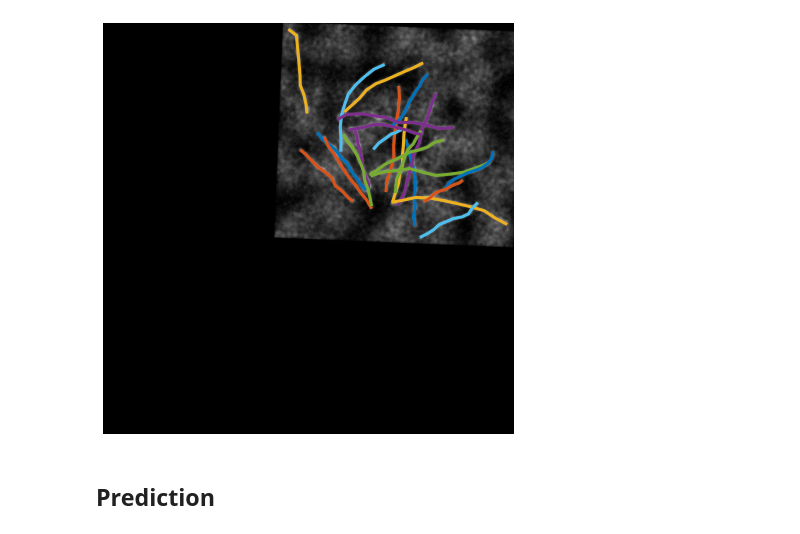
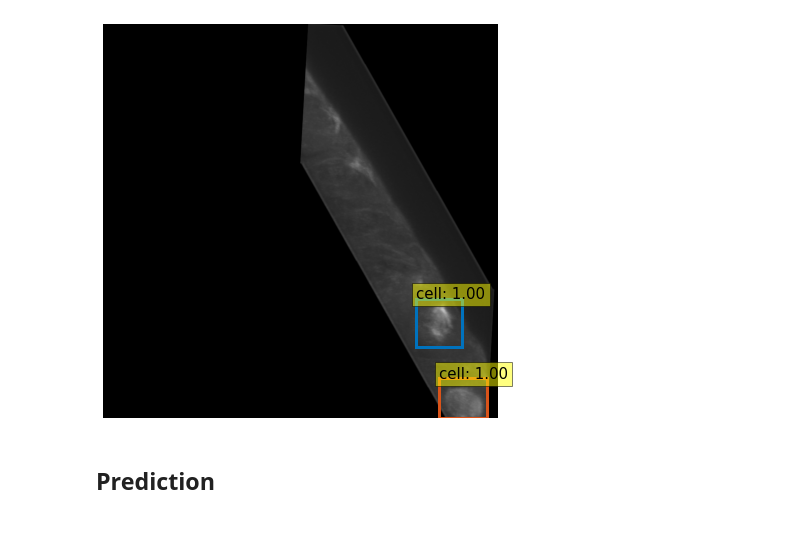
Before and after one commit to amedyukhina/trace-net, a Jupyter notebook: test_loading_and_prediction.ipynb, the cells around one changed output. Cells and saved outputs as stored; diff of their text form; code cells hidden in the pictures.

Commit message:
fix collate

```diff
--- a/test_loading_and_prediction.ipynb
+++ b/test_loading_and_prediction.ipynb
@@ -10,18 +10,19 @@ from tracenet import get_train_transform, get_valid_transform
 from tracenet.utils.plot import plot_results
 from tracenet.models.detr import build_model
 # %%
-# data = 'cell'
-# data_dir = 'celldata'
-# model_path = rf'models/cells/checkpoint.pth'
-# maxsize = 1024
+data = 'cell'
+data_dir = 'celldata'
+model_path = rf'models/cells/checkpoint.pth'
+maxsize = 1024
 
-data = 'mt'
-data_dir = 'mtdata'
-model_path = rf'models/mt/checkpoint.pth'
-maxsize = 630
+# data = 'mt'
+# data_dir = 'mtdata'
+# model_path = rf'models/mt/checkpoint.pth'
+# maxsize = 630
 
 train_dir = 'train'
 val_dir = 'val'
+bs = 4
 # %%
 path = Path(data_dir)
 if data == 'cell':
@@ -50,6 +51,8 @@ else:
     ds_train, ds_val = ds
 
 dl_train = torch.utils.data.DataLoader(ds_train, shuffle=True,
-                                       batch_size=2, num_workers=2)
+                                       collate_fn=collate_fn,
+                                       batch_size=bs, num_workers=bs)
 dl_val = torch.utils.data.DataLoader(ds_val, shuffle=False,
-                                     batch_size=2, num_workers=2)
+                                     collate_fn=collate_fn,
+                                     batch_size=bs, num_workers=bs)
@@ -58,8 +61,8 @@ imgs, targets = next(iter(dl_train))
 # %%
 ind = 1
-im = plot_results(imgs[ind], targets['boxes'][ind])
+im = plot_results(imgs[ind], targets[ind]['boxes'])
 # %% [output]
-[figure, old version]
+[figure, new version]
 # %% [markdown]
 ## Prediction
 # %%
```
Also changed, not shown: parts of 6 cells of this notebook.
